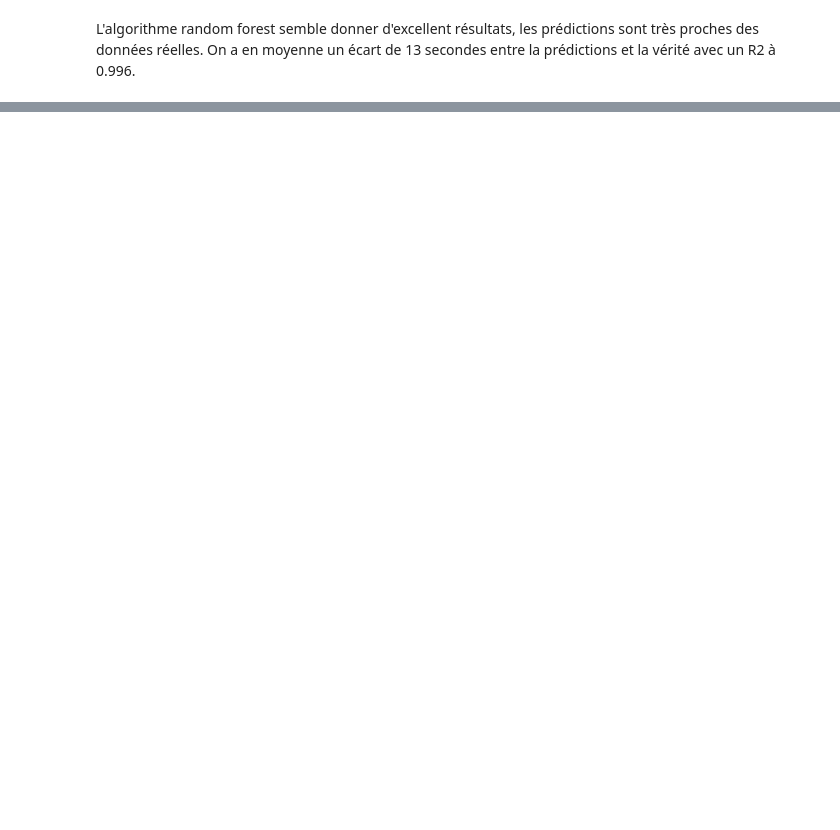
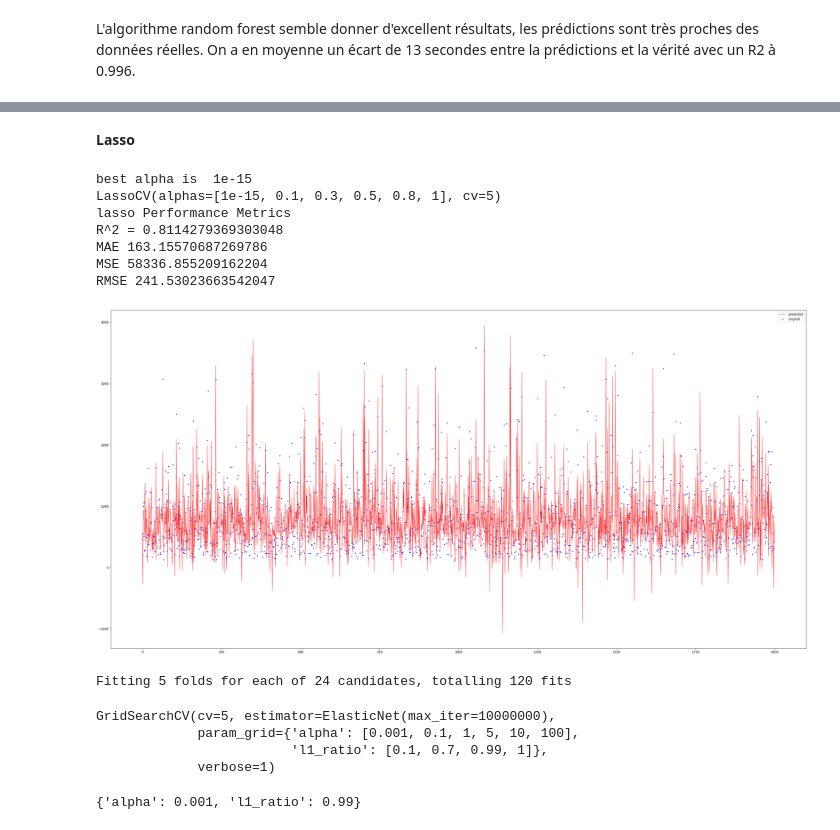
Before and after one commit to camillesauer/taxi, a Jupyter notebook: brief taxi.ipynb, the cells around one changed output, grey strips where cells are left out. Saved outputs shown, nothing was run; the diff lists cells and outputs as text; code cells hidden in the pictures; blank space fills up the shorter version.

```diff
--- a/brief taxi.ipynb
+++ b/brief taxi.ipynb
@@ -787,0 +843,40 @@ L'algorithme random forest semble donner d'excellent résultats, les prédiction
+# %%
+md("**Lasso**")
+from sklearn.linear_model import Lasso, LassoCV
+
+alphas = [0.000000000000001,0.1,0.3, 0.5, 0.8, 1]
+lasso_cv = LassoCV(alphas=alphas, cv=5).fit(X_train,y_train)
+best_alpha = lasso_cv.alpha_
+print("best alpha is ", best_alpha)
+print(lasso_cv)
+y_pred = lasso_cv.predict(X_test)
+get_results("lasso", y_test, y_pred)
+pred_graph(y_test, y_pred)
+# %% [output]
+**Lasso**
+best alpha is  1e-15
+LassoCV(alphas=[1e-15, 0.1, 0.3, 0.5, 0.8, 1], cv=5)
+lasso Performance Metrics
+R^2 = 0.8114279369303048
+MAE 163.15570687269786
+MSE 58336.855209162204
+RMSE 241.53023663542047
+[figure, added]
+# %%
+
+from sklearn.linear_model import ElasticNet
+from sklearn.model_selection import GridSearchCV
+model = ElasticNet(max_iter=10000000)
+params = {"alpha":[0.001, 0.1,1,5,10,100], 'l1_ratio':[.1,.7,.99,1]}
+grid_model = GridSearchCV(model, params, cv=5, verbose=1)
+grid_model.fit(X_train, y_train)
+# %% [output]
+Fitting 5 folds for each of 24 candidates, totalling 120 fits
+GridSearchCV(cv=5, estimator=ElasticNet(max_iter=10000000),
+             param_grid={'alpha': [0.001, 0.1, 1, 5, 10, 100],
+                         'l1_ratio': [0.1, 0.7, 0.99, 1]},
+             verbose=1)
+# %%
+grid_model.best_params_
+# %% [output]
+{'alpha': 0.001, 'l1_ratio': 0.99}
```
Also changed, not shown: parts of 15 cells of this notebook, 1 other file.
